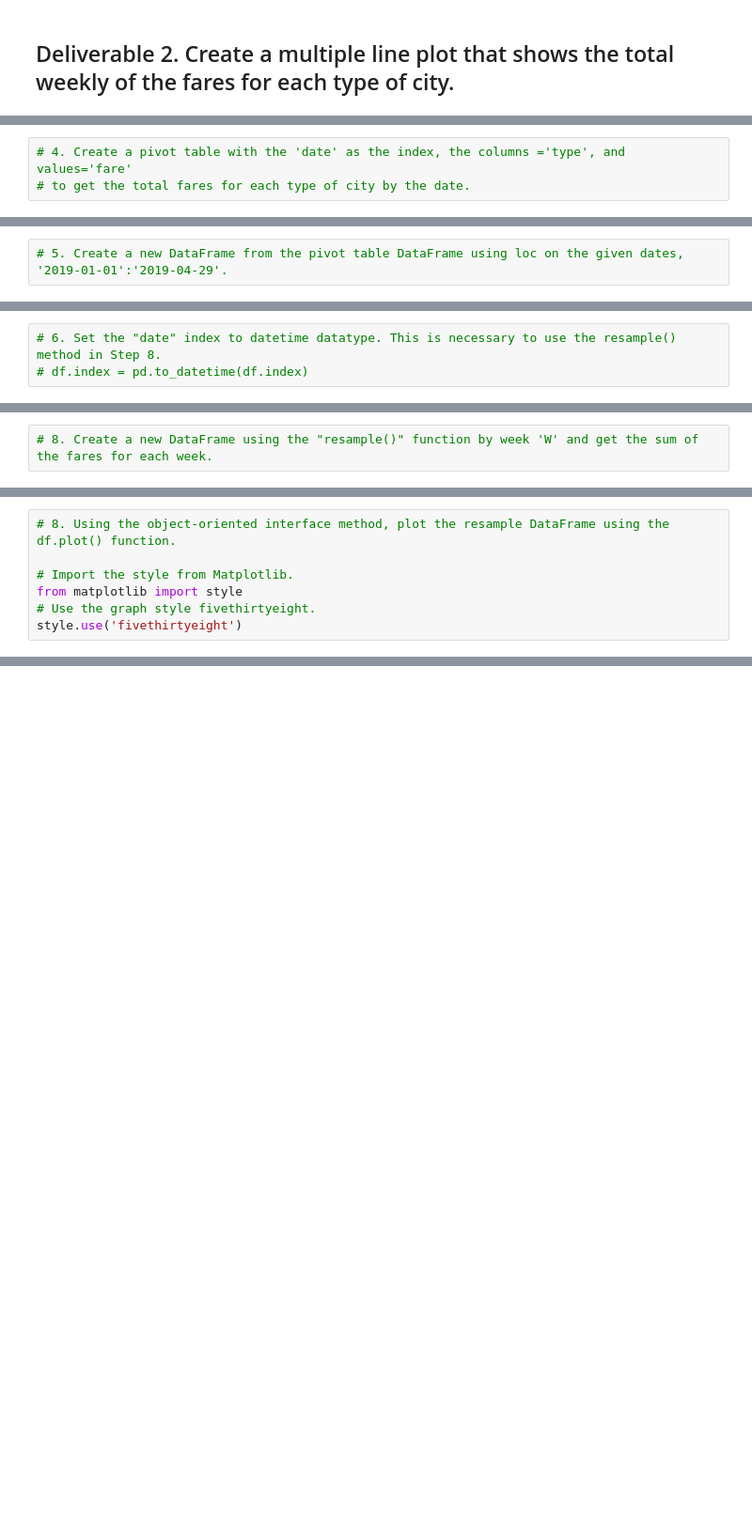
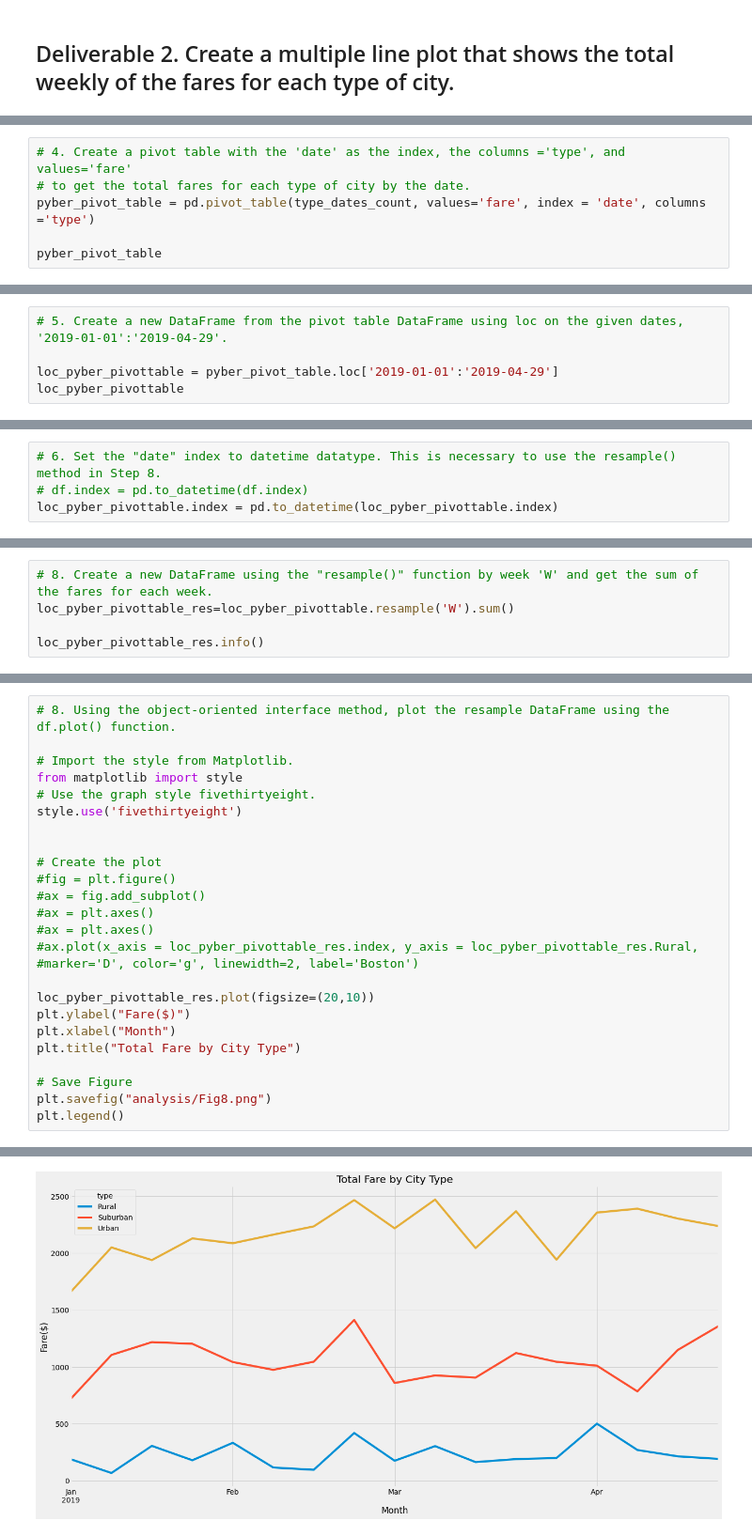
Before and after one commit to Benmyboy/PyBer_Analysis, a Jupyter notebook: PyBer_Challenge.ipynb, the cells around one changed output, grey strips where cells are left out. Shown: that part at 94% size. Drawn from its saved outputs; the diff is of its cells as text; blank space fills up the shorter version.

```diff
--- a/PyBer_Challenge.ipynb
+++ b/PyBer_Challenge.ipynb
@@ -119,3 +176,6 @@ pyber_summary_df.index.name = None
 # %%
 # 4. Create a pivot table with the 'date' as the index, the columns ='type', and values='fare'
 # to get the total fares for each type of city by the date.
+pyber_pivot_table = pd.pivot_table(type_dates_count, values='fare', index = 'date', columns ='type')
+
+pyber_pivot_table
@@ -122,2 +197,5 @@ pyber_summary_df.index.name = None
 # %%
 # 5. Create a new DataFrame from the pivot table DataFrame using loc on the given dates, '2019-01-01':'2019-04-29'.
+
+loc_pyber_pivottable = pyber_pivot_table.loc['2019-01-01':'2019-04-29']
+loc_pyber_pivottable
@@ -124,5 +217,6 @@ pyber_summary_df.index.name = None
 # %%
 # 6. Set the "date" index to datetime datatype. This is necessary to use the resample() method in Step 8.
 # df.index = pd.to_datetime(df.index)
+loc_pyber_pivottable.index = pd.to_datetime(loc_pyber_pivottable.index)
 # %%
 # 7. Check that the datatype for the index is datetime using df.info()
@@ -129,2 +235,5 @@ pyber_summary_df.index.name = None
 # %%
 # 8. Create a new DataFrame using the "resample()" function by week 'W' and get the sum of the fares for each week.
+loc_pyber_pivottable_res=loc_pyber_pivottable.resample('W').sum()
+
+loc_pyber_pivottable_res.info()
@@ -135,3 +266,21 @@ pyber_summary_df.index.name = None
 from matplotlib import style
 # Use the graph style fivethirtyeight.
 style.use('fivethirtyeight')
+
+
+# Create the plot
+#fig = plt.figure()
+#ax = fig.add_subplot()
+#ax = plt.axes()
+#ax = plt.axes()
+#ax.plot(x_axis = loc_pyber_pivottable_res.index, y_axis = loc_pyber_pivottable_res.Rural, #marker='D', color='g', linewidth=2, label='Boston')
+
+loc_pyber_pivottable_res.plot(figsize=(20,10))
+plt.ylabel("Fare($)")
+plt.xlabel("Month")
+plt.title("Total Fare by City Type")
+
+# Save Figure
+plt.savefig("analysis/Fig8.png")
+plt.legend()
+# %% [output]
@@ -137,0 +288 @@ style.use('fivethirtyeight')
+[figure, added]
```
Also changed, not shown: parts of 12 cells of this notebook.
